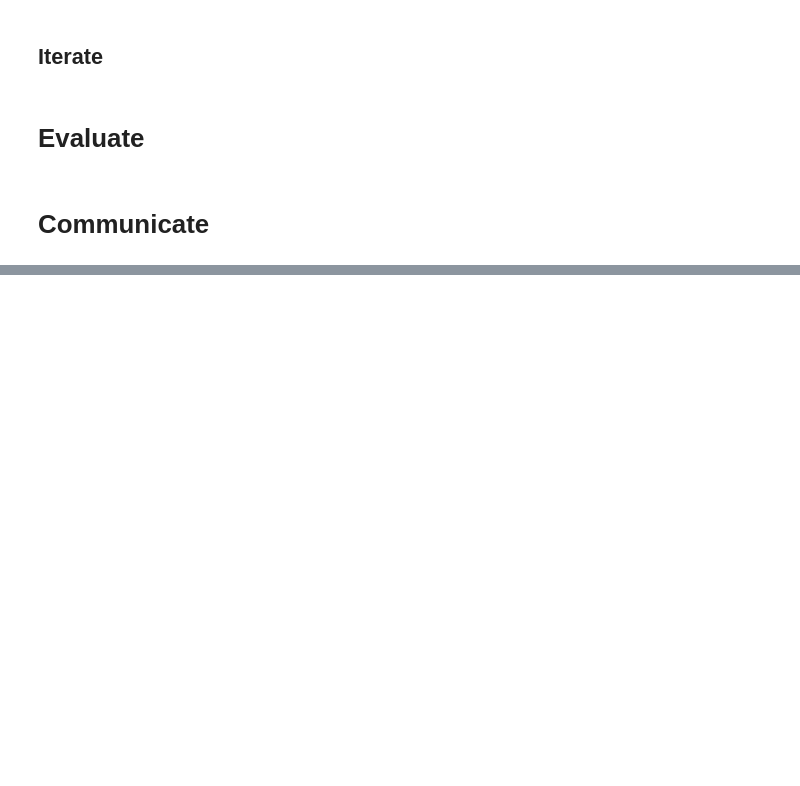
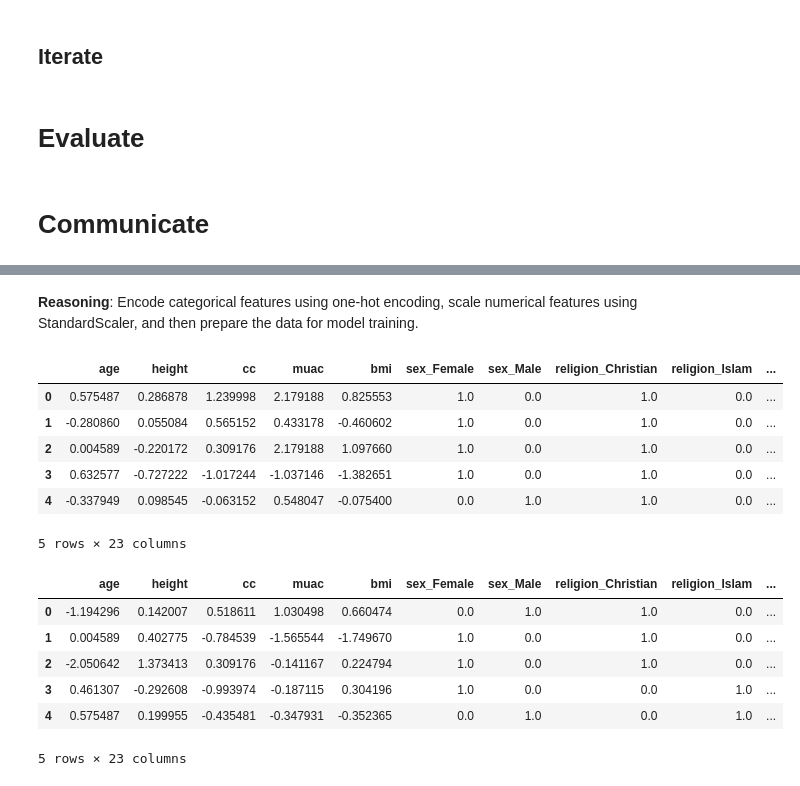
Before and after one commit to KomlaRD/Adult-Weight-Estimation, a Jupyter notebook: muac_machine_learning.ipynb, the cells around one changed output, grey strips where cells are left out. Drawn from its saved outputs; the diff is of its cells as text; code cells hidden in the pictures; blank space fills up the shorter version.

```diff
--- a/muac_machine_learning.ipynb
+++ b/muac_machine_learning.ipynb
@@ -405,0 +1362,55 @@ StackedEnsemble_AllModels_1_AutoML_6_20250310_161943     5.75514  33.1217  4.307
+# %% [markdown]
+**Reasoning**:
+Encode categorical features using one-hot encoding, scale numerical features using StandardScaler, and then prepare the data for model training.
+# %%
+import pandas as pd
+from sklearn.preprocessing import StandardScaler, OneHotEncoder
+from sklearn.compose import ColumnTransformer
+
+# Identify categorical and numerical features
+categorical_features = ['sex', 'religion', 'education_level', 'employment', 'bmi_cat']
+numerical_features = ['age', 'height', 'cc', 'muac', 'bmi']
+
+# Create transformers
+numeric_transformer = StandardScaler()
+categorical_transformer = OneHotEncoder(handle_unknown='ignore')
+
+# Combine transformers using ColumnTransformer
+preprocessor = ColumnTransformer(
+    transformers=[
+        ('num', numeric_transformer, numerical_features),
+        ('cat', categorical_transformer, categorical_features)
+    ])
+
+# Fit and transform the training data
+X_train_processed = preprocessor.fit_transform(X_train)
+
+# Transform the testing data
+X_test_processed = preprocessor.transform(X_test)
+
+# Convert the processed data back to DataFrames (optional, but helpful for inspection)
+# Get feature names after one-hot encoding
+feature_names = list(numerical_features)
+feature_names.extend(preprocessor.named_transformers_['cat'].get_feature_names_out(categorical_features))
+
+# Create DataFrames for the processed data
+X_train_processed = pd.DataFrame(X_train_processed, columns=feature_names)
+X_test_processed = pd.DataFrame(X_test_processed, columns=feature_names)
+
+display(X_train_processed.head())
+display(X_test_processed.head())
+# %% [output]
+|  | age | height | cc | muac | bmi | sex_Female | sex_Male | religion_Christian | religion_Islam | ... |
+| 0 | 0.575487 | 0.286878 | 1.239998 | 2.179188 | 0.825553 | 1.0 | 0.0 | 1.0 | 0.0 | ... |
+| 1 | -0.280860 | 0.055084 | 0.565152 | 0.433178 | -0.460602 | 1.0 | 0.0 | 1.0 | 0.0 | ... |
+| 2 | 0.004589 | -0.220172 | 0.309176 | 2.179188 | 1.097660 | 1.0 | 0.0 | 1.0 | 0.0 | ... |
+| 3 | 0.632577 | -0.727222 | -1.017244 | -1.037146 | -1.382651 | 1.0 | 0.0 | 1.0 | 0.0 | ... |
+| 4 | -0.337949 | 0.098545 | -0.063152 | 0.548047 | -0.075400 | 0.0 | 1.0 | 1.0 | 0.0 | ... |
+5 rows × 23 columns
+|  | age | height | cc | muac | bmi | sex_Female | sex_Male | religion_Christian | religion_Islam | ... |
+| 0 | -1.194296 | 0.142007 | 0.518611 | 1.030498 | 0.660474 | 0.0 | 1.0 | 1.0 | 0.0 | ... |
+| 1 | 0.004589 | 0.402775 | -0.784539 | -1.565544 | -1.749670 | 1.0 | 0.0 | 1.0 | 0.0 | ... |
+| 2 | -2.050642 | 1.373413 | 0.309176 | -0.141167 | 0.224794 | 1.0 | 0.0 | 1.0 | 0.0 | ... |
+| 3 | 0.461307 | -0.292608 | -0.993974 | -0.187115 | 0.304196 | 1.0 | 0.0 | 0.0 | 1.0 | ... |
+| 4 | 0.575487 | 0.199955 | -0.435481 | -0.347931 | -0.352365 | 0.0 | 1.0 | 0.0 | 1.0 | ... |
+5 rows × 23 columns
```
Also changed, not shown: parts of 71 cells of this notebook.
